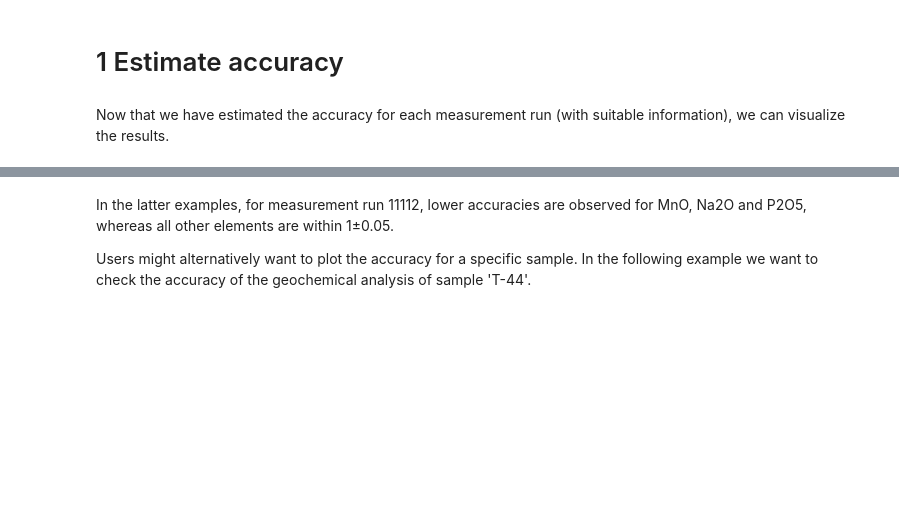
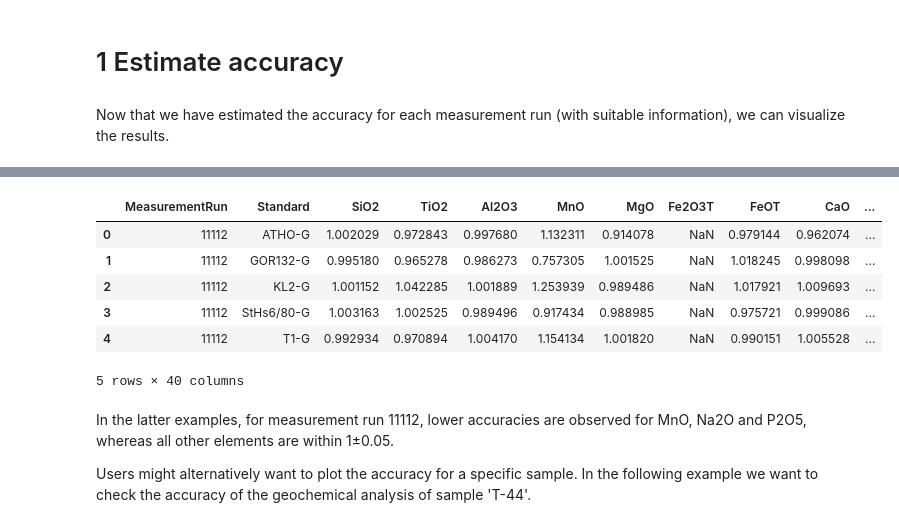
Before and after one commit to consuelola/BOOM, a Jupyter notebook: Notebooks/UncertaintyAndStandards.ipynb, the cells around one changed output, grey strips where cells are left out. Cells and saved outputs as stored; diff of their text form; code cells hidden in the pictures; blank space fills up the shorter version.

```diff
--- a/Notebooks/UncertaintyAndStandards.ipynb
+++ b/Notebooks/UncertaintyAndStandards.ipynb
@@ -157,3 +210,13 @@ plot_accuracy_MeasurementRun(BOOM_geostandards_accuracy[BOOM_geostandards_accura
+# %%
+BOOM_geostandards_accuracy[BOOM_geostandards_accuracy.MeasurementRun.isin(['11112'])]
+# %% [output]
+|  | MeasurementRun | Standard | SiO2 | TiO2 | Al2O3 | MnO | MgO | Fe2O3T | FeOT | CaO | ... |
+| 0 | 11112 | ATHO-G | 1.002029 | 0.972843 | 0.997680 | 1.132311 | 0.914078 | NaN | 0.979144 | 0.962074 | ... |
+| 1 | 11112 | GOR132-G | 0.995180 | 0.965278 | 0.986273 | 0.757305 | 1.001525 | NaN | 1.018245 | 0.998098 | ... |
+| 2 | 11112 | KL2-G | 1.001152 | 1.042285 | 1.001889 | 1.253939 | 0.989486 | NaN | 1.017921 | 1.009693 | ... |
+| 3 | 11112 | StHs6/80-G | 1.003163 | 1.002525 | 0.989496 | 0.917434 | 0.988985 | NaN | 0.975721 | 0.999086 | ... |
+| 4 | 11112 | T1-G | 0.992934 | 0.970894 | 1.004170 | 1.154134 | 1.001820 | NaN | 0.990151 | 1.005528 | ... |
+5 rows × 40 columns
 # %% [markdown]
 In the latter examples, for measurement run 11112, lower accuracies are observed for MnO, Na2O and P2O5, whereas all other elements are within 1±0.05.
 
```
Also changed, not shown: parts of 15 cells of this notebook, 12 other files.
